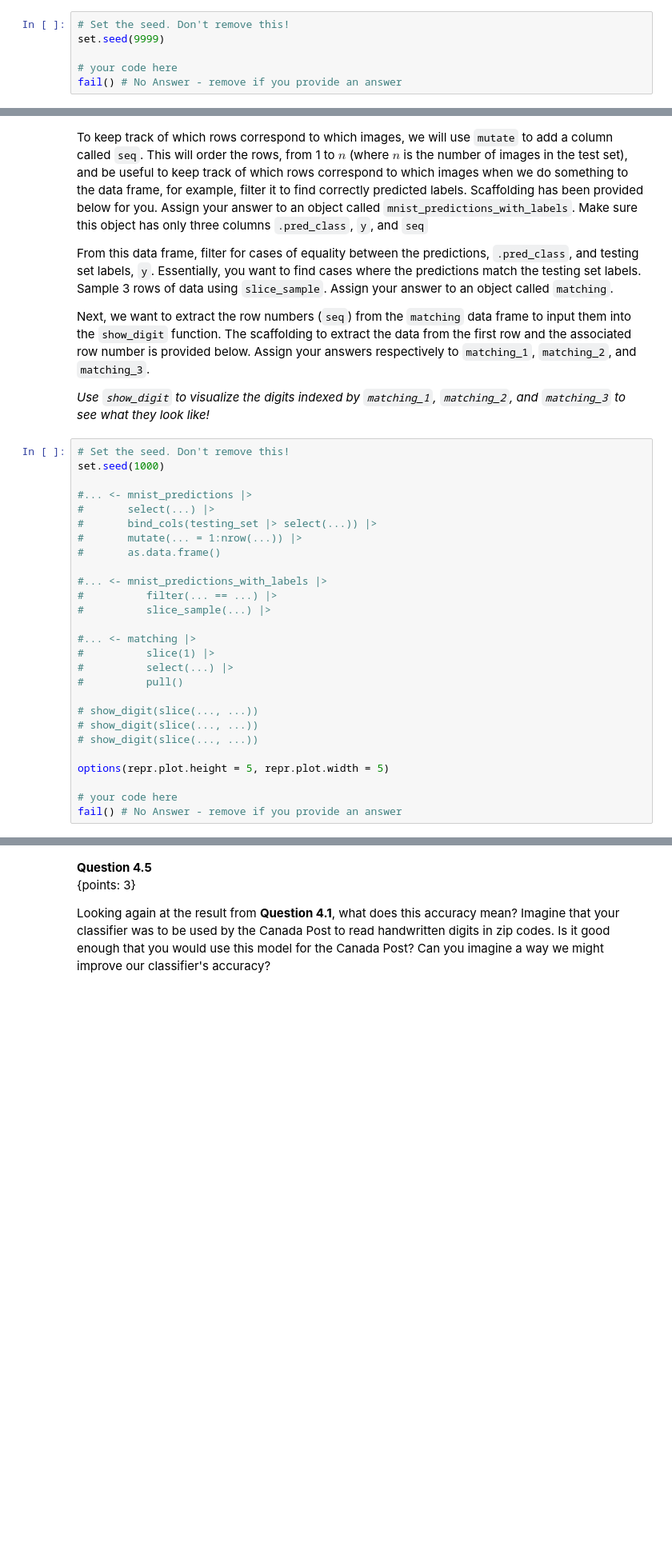
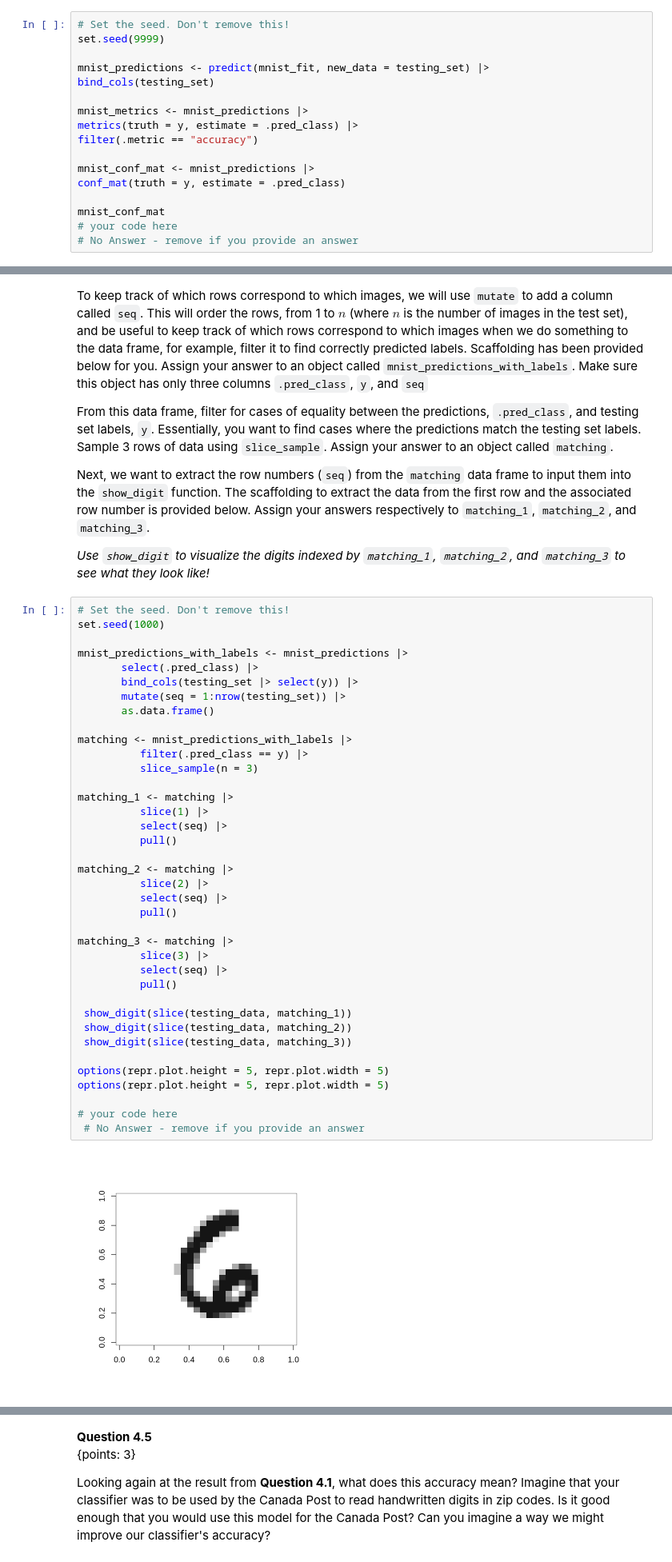
Before and after one commit to ca-vas/dsci-100-student, a Jupyter notebook: materials/R/tutorial_classification2/tutorial_classification2.ipynb, the cells around one changed output, grey strips where cells are left out. Shown at 80% size. Cells and saved outputs as stored; diff of their text form; blank space fills up the shorter version.

```diff
--- a/materials/R/tutorial_classification2/tutorial_classification2.ipynb
+++ b/materials/R/tutorial_classification2/tutorial_classification2.ipynb
@@ -549,5 +531,16 @@ Use your final model to predict on the test dataset and assign this to an object
 # Set the seed. Don't remove this!
 set.seed(9999)
 
+mnist_predictions <- predict(mnist_fit, new_data = testing_set) |>
+bind_cols(testing_set)
+
+mnist_metrics <- mnist_predictions |>
+metrics(truth = y, estimate = .pred_class) |>
+filter(.metric == "accuracy")
+
+mnist_conf_mat <- mnist_predictions |>
+conf_mat(truth = y, estimate = .pred_class)
+
+mnist_conf_mat
 # your code here
-fail() # No Answer - remove if you provide an answer
+# No Answer - remove if you provide an answer
@@ -606,27 +614,40 @@ Next, we want to extract the row numbers (`seq`) from the `matching` data frame
 # %%
 # Set the seed. Don't remove this!
 set.seed(1000)
 
-#... <- mnist_predictions |>
-#       select(...) |>
-#       bind_cols(testing_set |> select(...)) |>
-#       mutate(... = 1:nrow(...)) |>
-#       as.data.frame()
+mnist_predictions_with_labels <- mnist_predictions |>
+       select(.pred_class) |>
+       bind_cols(testing_set |> select(y)) |>
+       mutate(seq = 1:nrow(testing_set)) |>
+       as.data.frame()
 
-#... <- mnist_predictions_with_labels |>
-#          filter(... == ...) |>
-#          slice_sample(...) |>
+matching <- mnist_predictions_with_labels |>
+          filter(.pred_class == y) |>
+          slice_sample(n = 3)
 
-#... <- matching |>
-#          slice(1) |>
-#          select(...) |>
-#          pull()
+matching_1 <- matching |>
+          slice(1) |>
+          select(seq) |>
+          pull()
 
-# show_digit(slice(..., ...))
-# show_digit(slice(..., ...))
-# show_digit(slice(..., ...))
+matching_2 <- matching |>
+          slice(2) |>
+          select(seq) |>
+          pull()
 
+matching_3 <- matching |>
+          slice(3) |>
+          select(seq) |>
+          pull()
+
+ show_digit(slice(testing_data, matching_1))
+ show_digit(slice(testing_data, matching_2))
+ show_digit(slice(testing_data, matching_3))
+
+options(repr.plot.height = 5, repr.plot.width = 5)
 options(repr.plot.height = 5, repr.plot.width = 5)
 
 # your code here
-fail() # No Answer - remove if you provide an answer
+ # No Answer - remove if you provide an answer
+# %% [output]
+[figure, added]
```
Also changed, not shown: parts of 22 cells of this notebook.
